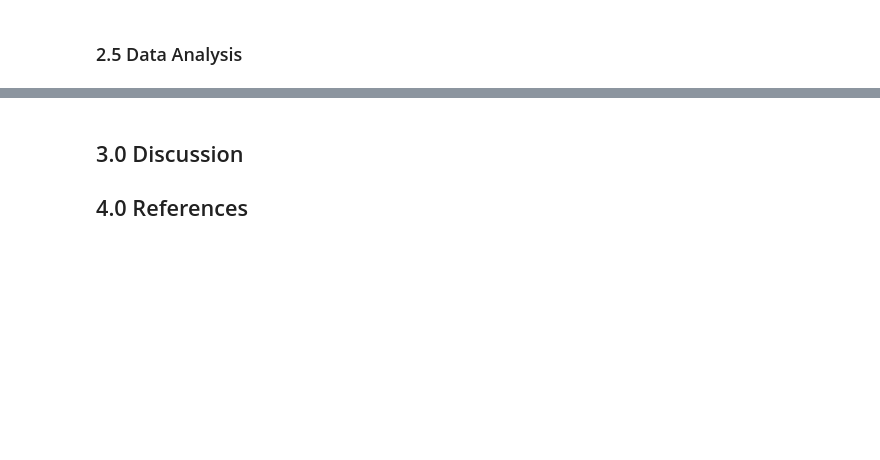
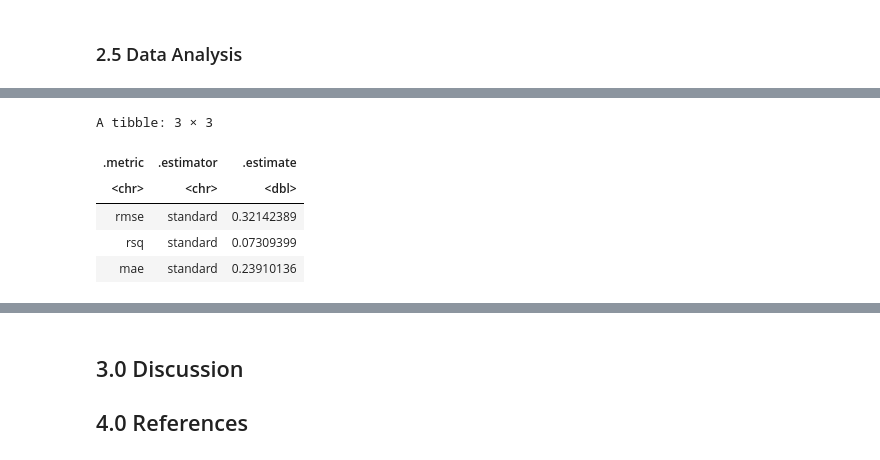
Before and after one commit to zhangLily2020/DSCI-100-Group-Project, a Jupyter notebook: final_report.ipynb, the cells around one changed output, grey strips where cells are left out. Saved outputs shown, nothing was run; the diff lists cells and outputs as text; code cells hidden in the pictures; blank space fills up the shorter version.

```diff
--- a/final_report.ipynb
+++ b/final_report.ipynb
@@ -203,0 +290,27 @@ tennis_recipe <- recipe()
+# %%
+set.seed(1234)
+
+k_min <- tennis_min %>%
+         pull(neighbors)
+tennis_best_spec <- nearest_neighbor(weight_func = "rectangular", neighbors = k_min) %>%
+         set_engine("kknn") %>%
+         set_mode("regression")
+
+tennis_best_fit <- workflow() %>%
+         add_recipe(tennis_recipe) %>%
+         add_model(tennis_best_spec) %>%
+         fit(data = tennis_train)
+
+tennis_summary <- tennis_best_fit %>%
+          predict(tennis_test) %>%
+          bind_cols(tennis_test) %>%
+          metrics(truth = prob_winning, estimate = .pred)
+
+tennis_summary
+# %% [output]
+A tibble: 3 × 3
+| .metric | .estimator | .estimate |
+| <chr> | <chr> | <dbl> |
+| rmse | standard | 0.32142389 |
+| rsq | standard | 0.07309399 |
+| mae | standard | 0.23910136 |
```
Also changed, not shown: parts of 13 cells of this notebook.
